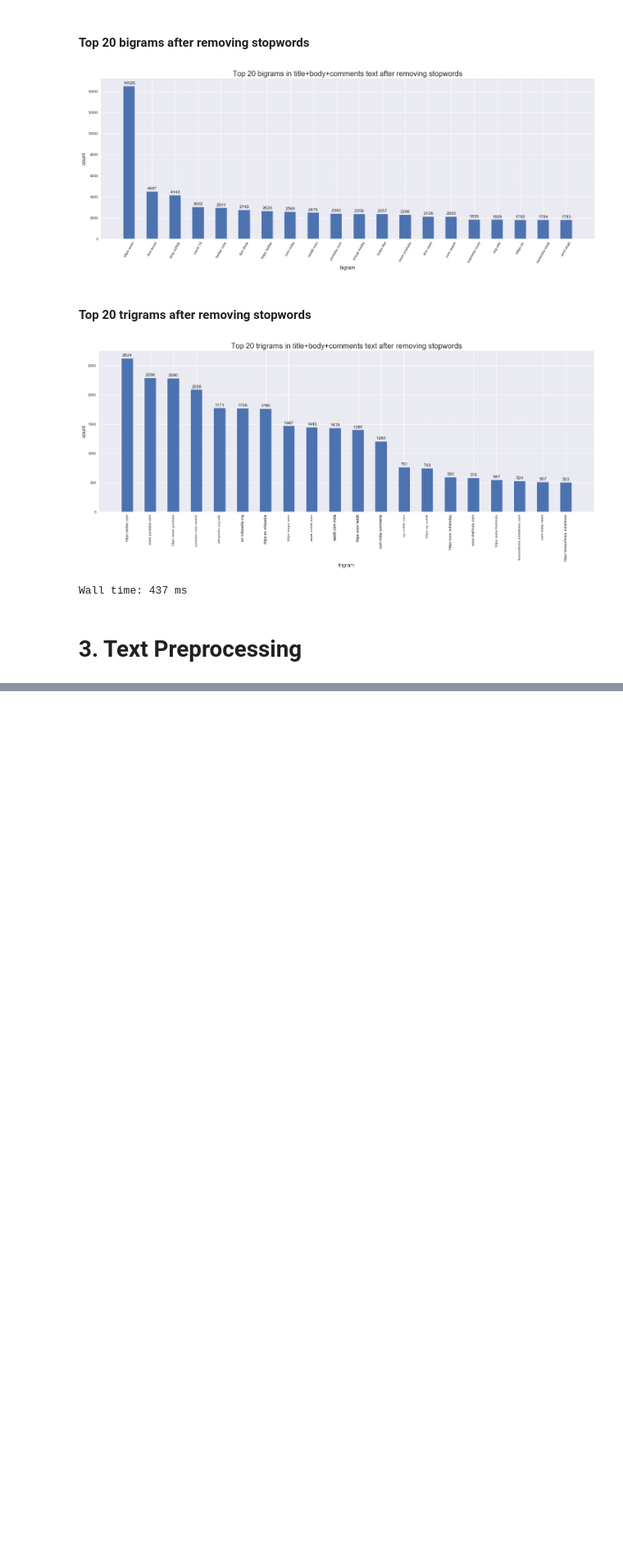
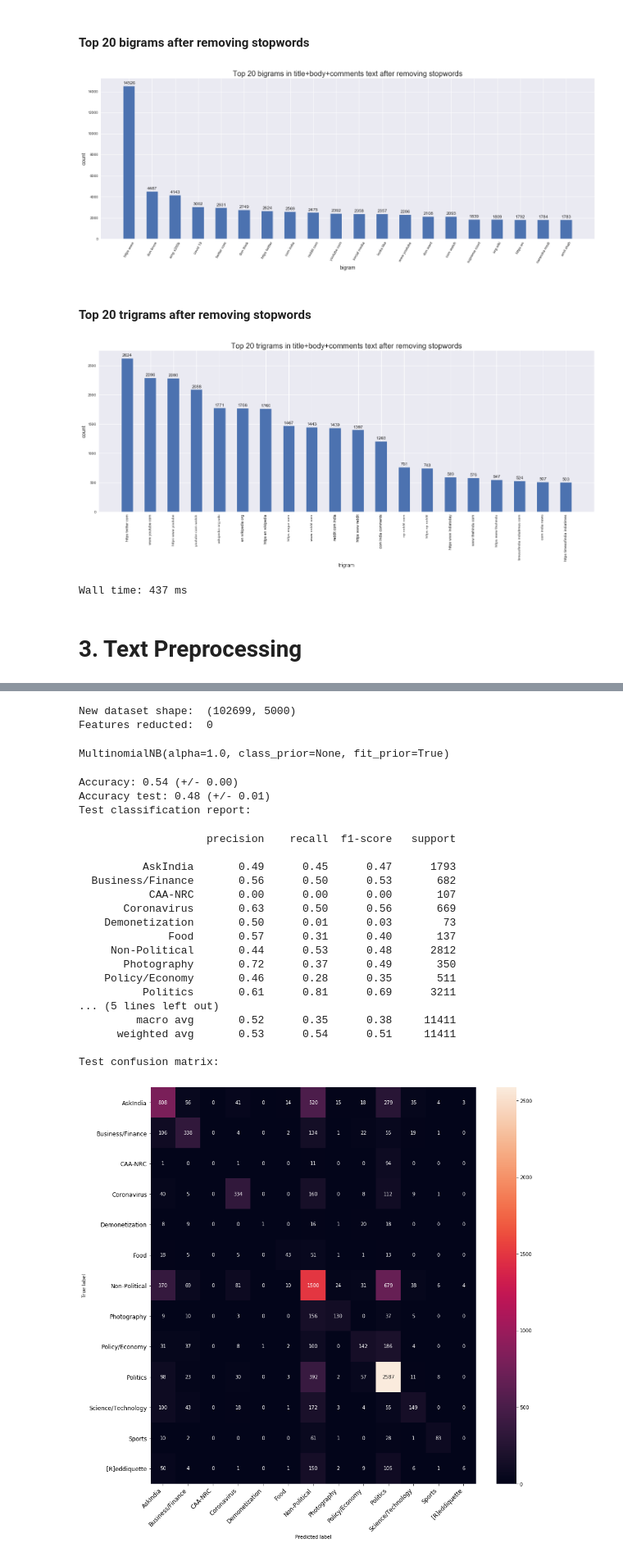
Before and after one commit to macabdul9/reddit-flait-detector, a Jupyter notebook: notebooks/reddit_flair_data_acquisation_June_2019.ipynb, the cells around one changed output, grey strips where cells are left out. Shown at 82% size. Drawn from its saved outputs; the diff is of its cells as text; code cells hidden in the pictures; blank space fills up the shorter version.

```diff
--- a/notebooks/reddit_flair_data_acquisation_June_2019.ipynb
+++ b/notebooks/reddit_flair_data_acquisation_June_2019.ipynb
@@ -884,0 +999,4 @@ Wall time: 437 ms
+# %%
+X_norm = scaler.fit_transform(X_)
+# %%
+X_test_norm = scaler.transform(x_)
@@ -884,0 +1007,6 @@ Wall time: 437 ms
+# %%
+lsvc = LinearSVC(C=100, penalty='l1', max_iter=500, dual=False)
+lsvc.fit(X_norm, y)
+fs = SelectFromModel(lsvc, prefit=True)
+X_selected = fs.transform(X_norm)
+X_test_selected = fs.transform(X_test_norm)
@@ -884,0 +1036,6 @@ Wall time: 437 ms
+# %%
+print("New dataset shape: ", X_selected.shape)
+print("Features reducted: ", X_norm.shape[1] - X_selected.shape[1])
+# %% [output]
+New dataset shape:  (102699, 5000)
+Features reducted:  0
@@ -884,0 +1050,5 @@ Wall time: 437 ms
+# %%
+mb = MultinomialNB()
+mb.fit(X_selected, y)
+# %% [output]
+MultinomialNB(alpha=1.0, class_prior=None, fit_prior=True)
@@ -884,0 +1060,24 @@ Wall time: 437 ms
+# %%
+evaluate_model(mb, X_selected, y, X_test_selected, y_test)
+# %% [output]
+Accuracy: 0.54 (+/- 0.00)
+Accuracy test: 0.48 (+/- 0.01)
+Test classification report:
+                    precision    recall  f1-score   support
+
+          AskIndia       0.49      0.45      0.47      1793
+  Business/Finance       0.56      0.50      0.53       682
+           CAA-NRC       0.00      0.00      0.00       107
+       Coronavirus       0.63      0.50      0.56       669
+    Demonetization       0.50      0.01      0.03        73
+              Food       0.57      0.31      0.40       137
+     Non-Political       0.44      0.53      0.48      2812
+       Photography       0.72      0.37      0.49       350
+    Policy/Economy       0.46      0.28      0.35       511
+          Politics       0.61      0.81      0.69      3211
+... (5 lines left out)
+         macro avg       0.52      0.35      0.38     11411
+      weighted avg       0.53      0.54      0.51     11411
+
+Test confusion matrix:
+[figure, added]
```
Also changed, not shown: parts of 55 cells of this notebook, 6 other files.
